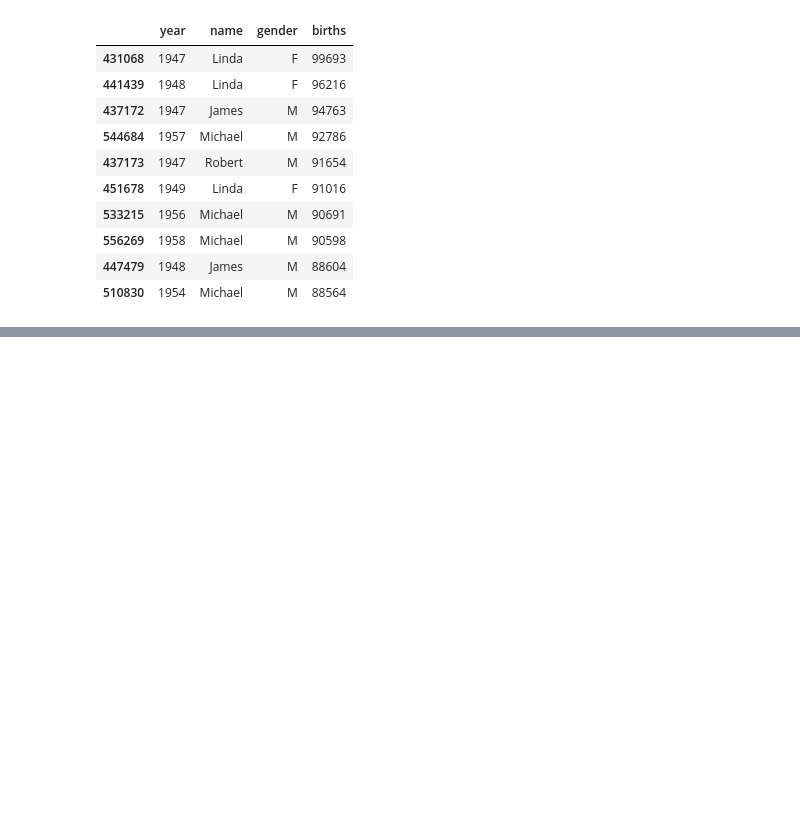
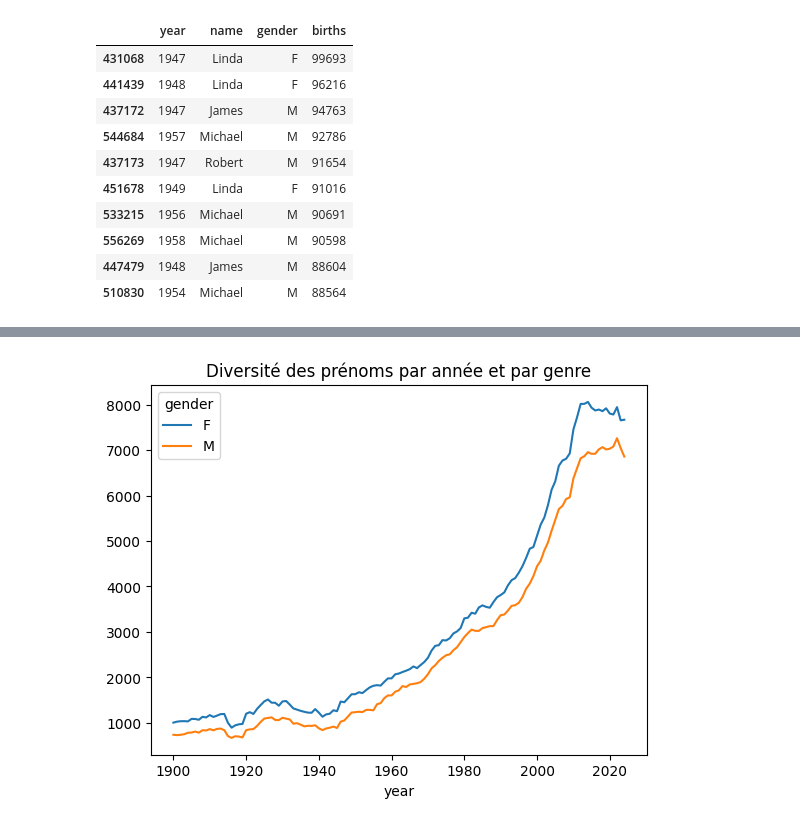
Before and after one commit to fran6w/TIDE, a Jupyter notebook: 02_TIDE_session.ipynb, the cells around one changed output, grey strips where cells are left out. Cells and saved outputs as stored; diff of their text form; code cells hidden in the pictures; blank space fills up the shorter version.

```diff
--- a/02_TIDE_session.ipynb
+++ b/02_TIDE_session.ipynb
@@ -237,0 +351,7 @@ df.nlargest(10, "births")
+# %%
+df.pivot_table(index="year",
+               columns="gender",
+               values="name",
+               aggfunc="count").plot(title="Diversité des prénoms par année et par genre");
+# %% [output]
+[figure, added]
```
Also changed, not shown: parts of 28 cells of this notebook, 1 other file.
